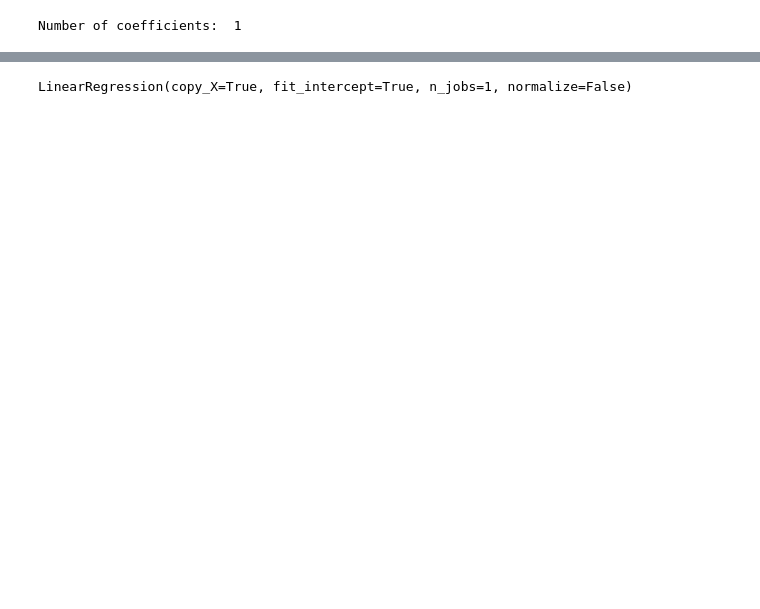
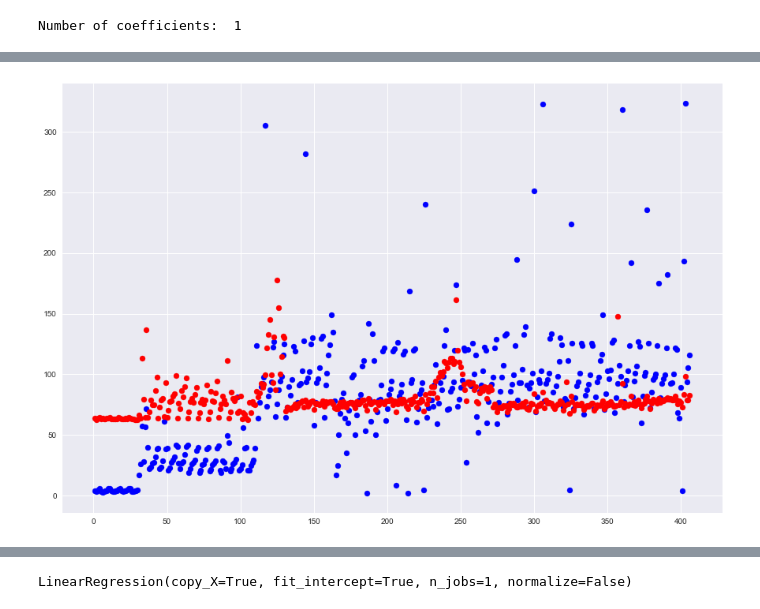
Before and after one commit to aaa34bbb56ccc/py_regression, a Jupyter notebook: regress_sample.ipynb, the cells around one changed output, grey strips where cells are left out. Cells and saved outputs as stored; diff of their text form; code cells hidden in the pictures; blank space fills up the shorter version.

```diff
--- a/regress_sample.ipynb
+++ b/regress_sample.ipynb
@@ -79,3 +86,9 @@ plt.ylabel("Predicted duration");
+# %%
+plt.scatter(data.index, data.DURATION,color='blue')
+plt.scatter(data.index, lm.predict(X),color='red')
+plt.show()
+# %% [output]
+[figure, added]
 # %%
 mseFull = np.mean(data.DURATION - lm.predict(X) ** 2)
 print(mseFull)
```
Also changed, not shown: parts of 16 cells of this notebook.
